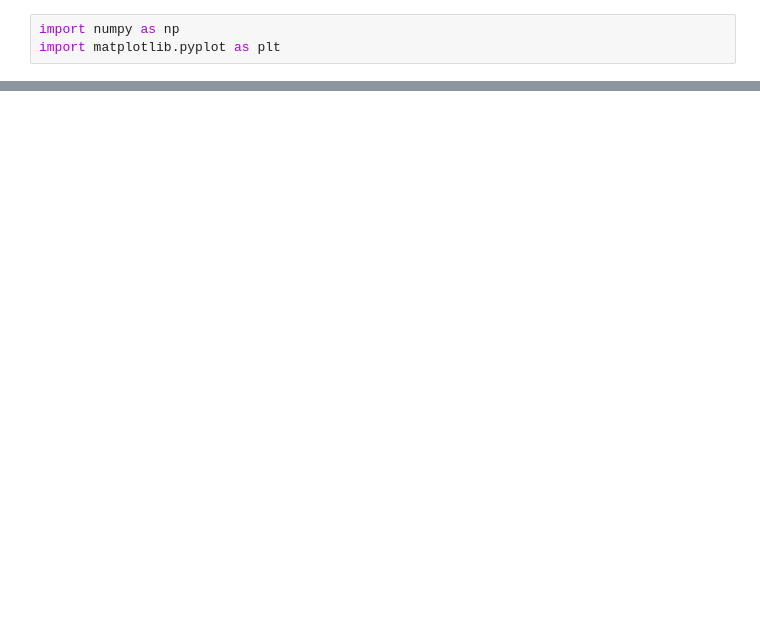
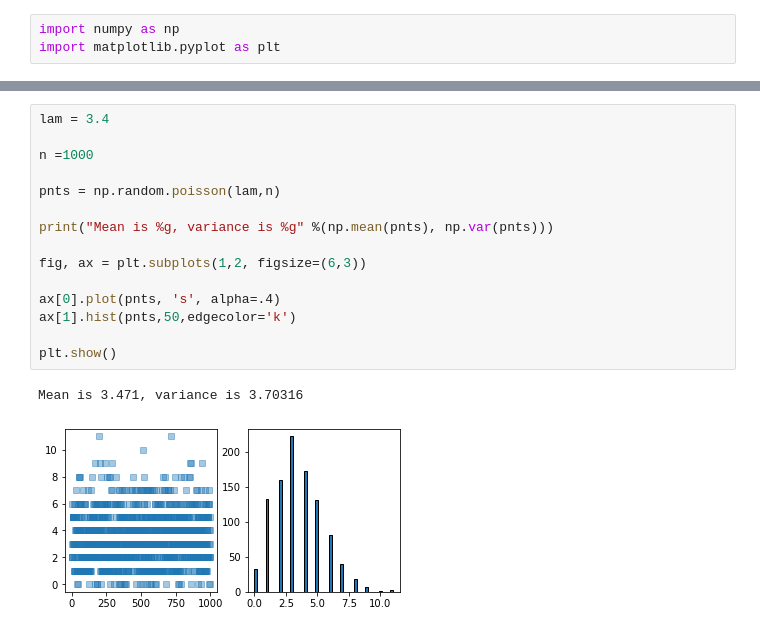
Before and after one commit to danireysan/pymath, a Jupyter notebook: Probabilities and histograms/Building distributions from random numbers.ipynb, the cells around one changed output, grey strips where cells are left out. Cells and saved outputs as stored; diff of their text form; blank space fills up the shorter version.

Commit message:
Poisson distribution

```diff
--- a/Probabilities and histograms/Building distributions from random numbers.ipynb
+++ b/Probabilities and histograms/Building distributions from random numbers.ipynb
@@ -21,0 +23,18 @@ Mean is 5.1264, std is 2.09241
+# %%
+lam = 3.4
+
+n =1000
+
+pnts = np.random.poisson(lam,n)
+
+print("Mean is %g, variance is %g" %(np.mean(pnts), np.var(pnts)))
+
+fig, ax = plt.subplots(1,2, figsize=(6,3))
+
+ax[0].plot(pnts, 's', alpha=.4)
+ax[1].hist(pnts,50,edgecolor='k')
+
+plt.show()
+# %% [output]
+Mean is 3.471, variance is 3.70316
+[figure, added]
```
Also changed, not shown: parts of 1 cell of this notebook.
